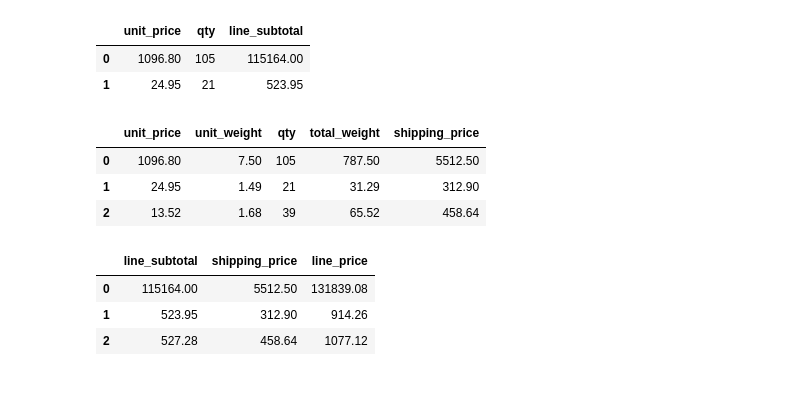
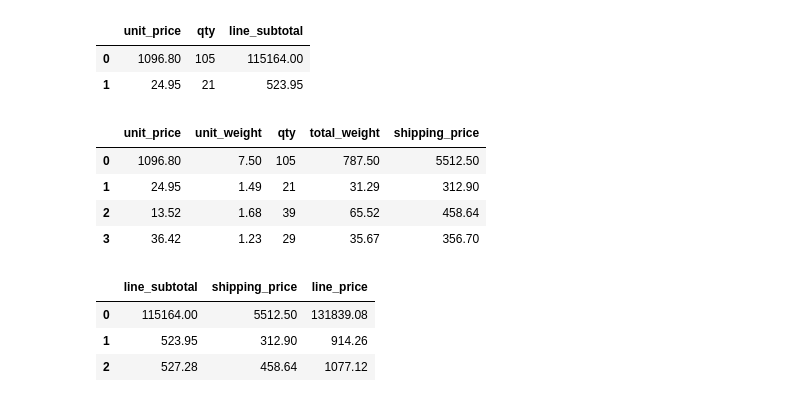
Before and after one commit to cynstar/pandas-challenge-1, a Jupyter notebook: module_4_challenge.ipynb, the cells around one changed output. Saved outputs shown, nothing was run; the diff lists cells and outputs as text; code cells hidden in the pictures.

```diff
--- a/module_4_challenge.ipynb
+++ b/module_4_challenge.ipynb
@@ -160,6 +160,12 @@ Do we know that this client spent the more money than client 66037? If not, how
 # Create a column that calculates the
 # subtotal for each line using the unit_price
 # and the qty
+
+
+
+df["line_subtotal"] = df["unit_price"]*df["qty"]
+df_truncated = df[["unit_price","qty","line_subtotal"]]
+df_truncated.head(2)
 # %% [output]
 |  | unit_price | qty | line_subtotal |
 | 0 | 1096.80 | 105 | 115164.00 |
@@ -167,13 +173,29 @@ Do we know that this client spent the more money than client 66037? If not, how
 # %%
 # Create a column for shipping price.
 # Assume a shipping price of $7 per pound
 # for orders over 50 pounds and $10 per
 # pound for items 50 pounds or under.
+
+#I asked chatgpt why I was getting an error related to copy. added .copy() per guidance
+
+df_trunc_shipping = df[["unit_price", "unit_weight","qty"]].copy()
+df_trunc_shipping["total_weight"] = df["unit_weight"]*df["qty"]
+
+def shipping_price(row):
+    if (row["total_weight"] > 50):
+        return row["total_weight"] * 7
+    else:
+        return row["total_weight"] * 10
+
+df_trunc_shipping["shipping_price"] = df_trunc_shipping.apply(shipping_price, axis = 1)
+
+df_trunc_shipping.head(4)
 # %% [output]
 |  | unit_price | unit_weight | qty | total_weight | shipping_price |
 | 0 | 1096.80 | 7.50 | 105 | 787.50 | 5512.50 |
 | 1 | 24.95 | 1.49 | 21 | 31.29 | 312.90 |
 | 2 | 13.52 | 1.68 | 39 | 65.52 | 458.64 |
+| 3 | 36.42 | 1.23 | 29 | 35.67 | 356.70 |
 # %%
 # Create a column for the total price
 # using the subtotal and the shipping price
```
Also changed, not shown: parts of 7 cells of this notebook.
